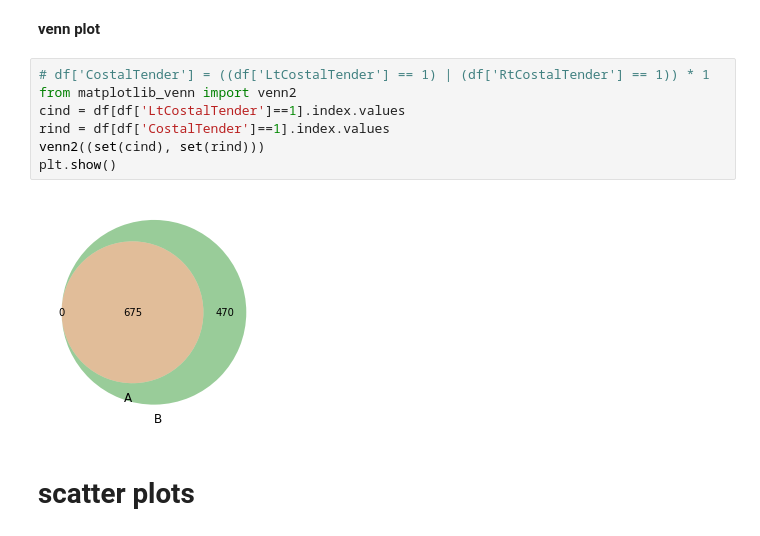
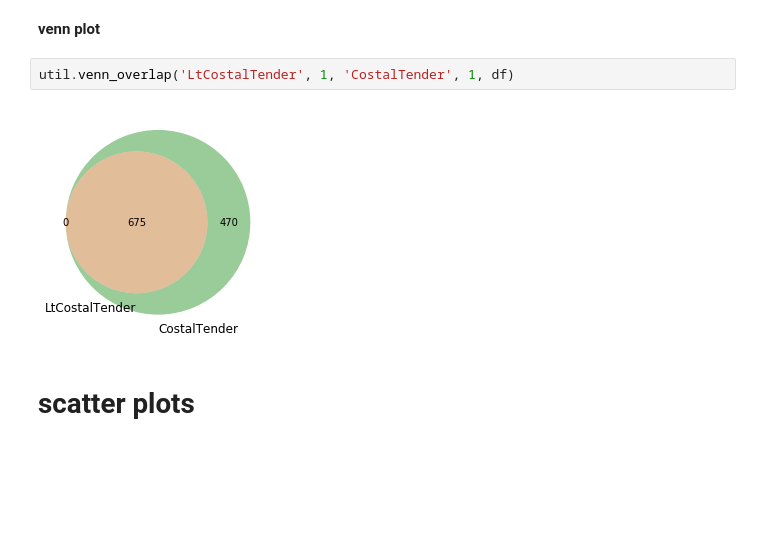
Before and after one commit to csinva/iai-clinical-decision-rule, a Jupyter notebook: 02_eda_all.ipynb, the cells around one changed output. Drawn from its saved outputs; the diff is of its cells as text; blank space fills up the shorter version.

Commit message:
venn_overlap

```diff
--- a/02_eda_all.ipynb
+++ b/02_eda_all.ipynb
@@ -102,15 +102,10 @@ print(np.unique(df[df[outcome_def] == 0][feat], return_counts=True))
 ## binary feats
 # %% [markdown]
 **venn plot**
-# %%
-# df['CostalTender'] = ((df['LtCostalTender'] == 1) | (df['RtCostalTender'] == 1)) * 1
-from matplotlib_venn import venn2
-cind = df[df['LtCostalTender']==1].index.values
-rind = df[df['CostalTender']==1].index.values
-venn2((set(cind), set(rind)))
-plt.show()
-# %% [output]
-[figure, removed]
+# %%
+util.venn_overlap('LtCostalTender', 1, 'CostalTender', 1, df)
+# %% [output]
+[figure, added]
 # %% [markdown]
 # scatter plots
 # %%
```
Also changed, not shown: parts of 3 cells of this notebook, 8 other files.
